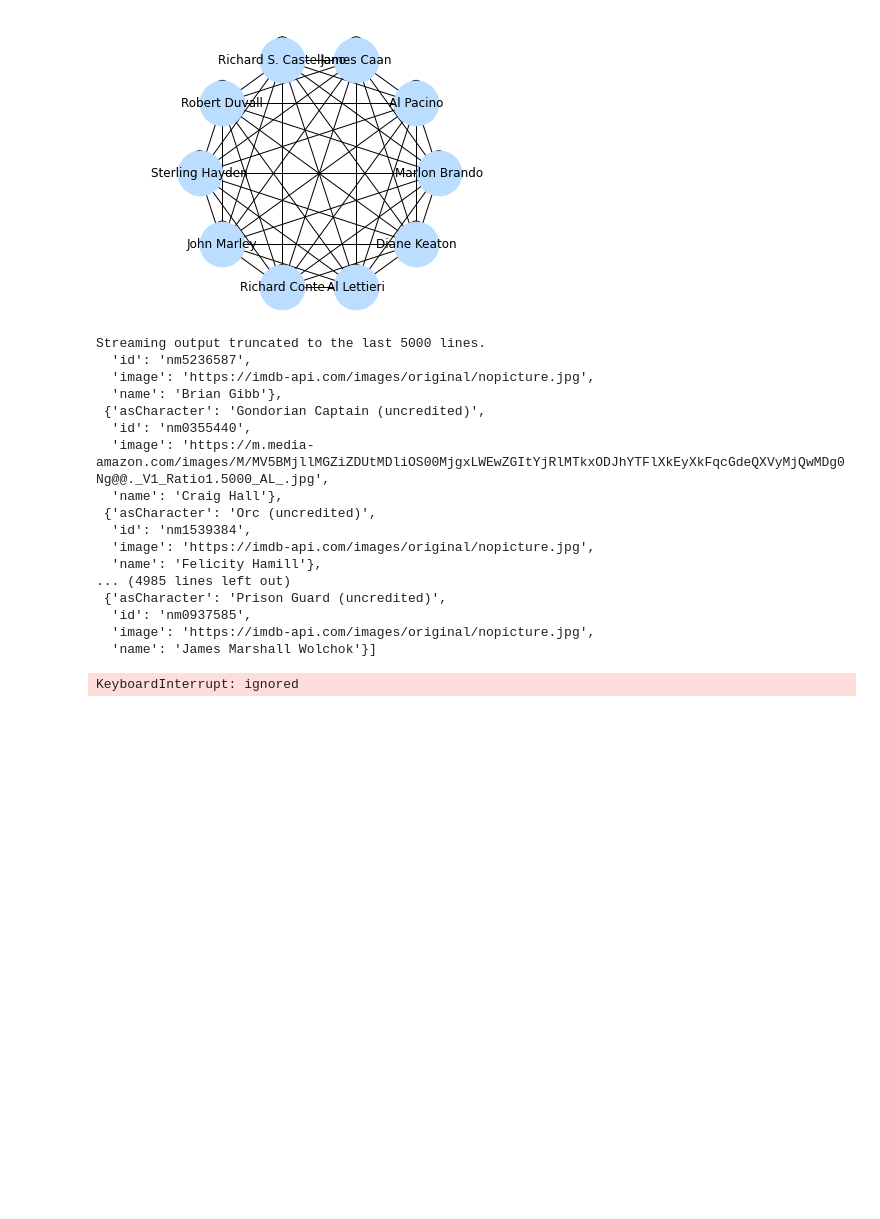
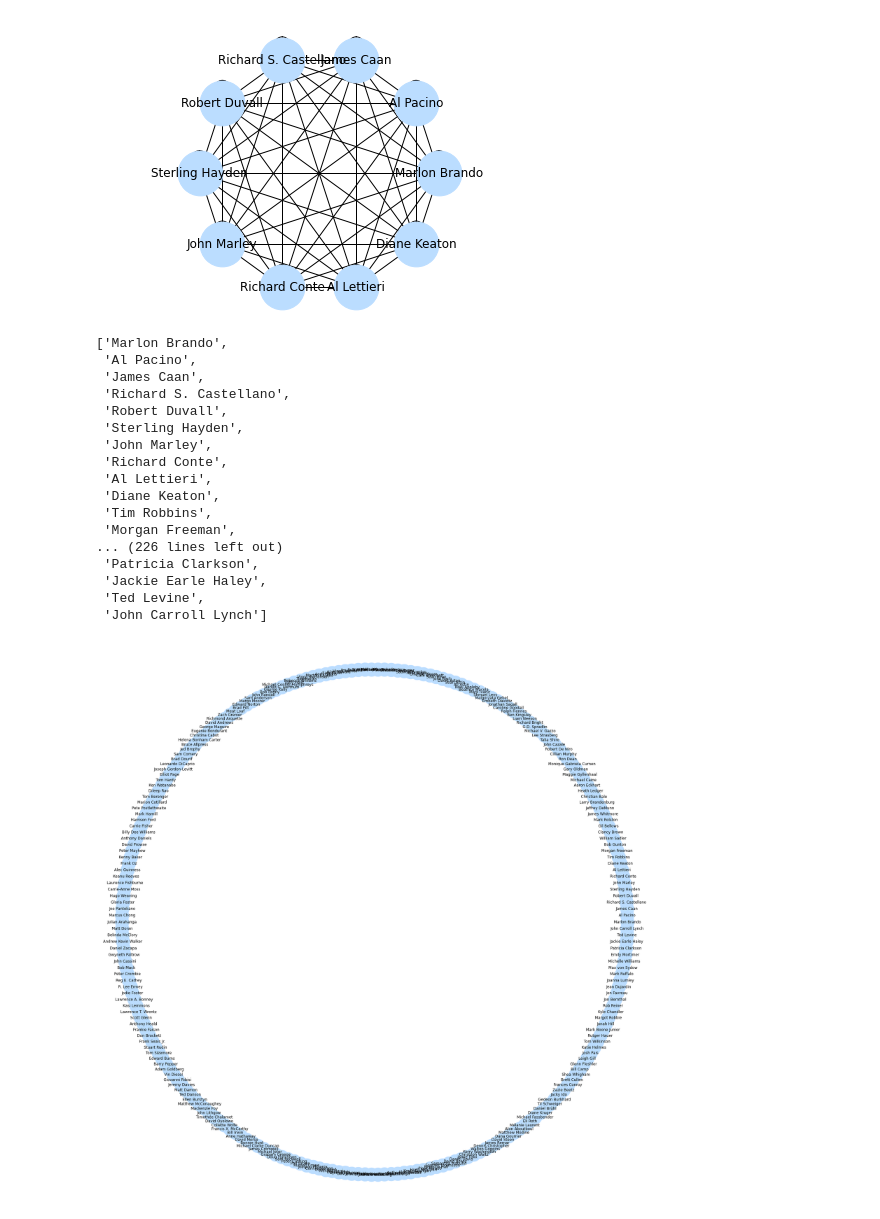
Before and after one commit to StoneMason495/cap-comp215, a Jupyter notebook: Project1_6DegreesofBacon.ipynb, the cells around one changed output. Drawn from its saved outputs; the diff is of its cells as text; code cells hidden in the pictures; blank space fills up the shorter version.

```diff
--- a/Project1_6DegreesofBacon.ipynb
+++ b/Project1_6DegreesofBacon.ipynb
@@ -10,9 +10,8 @@ from pprint import pprint
 import networkx as nx
 from dataclasses import dataclass
 # %%
-API_KEY = 'k_ynffhhna'
+API_KEY = 'k_06muerbm'
 
-title = 'lexx'
 url = f"https://imdb-api.com/en/API/Top250Movies/{API_KEY}"
 
 response = requests.request("GET", url, headers={}, data={})
@@ -20,4 +19,4 @@ response = requests.request("GET", url, headers={}, data={})
 data = json.loads(response.text)  # recall json.loads for lab 1
 
 results = data['items']
-# pprint(results)
+pprint(results)
@@ -52,11 +69,20 @@ True
 The above code is the filter, as there is not enough computing power for me to do all 250 movies in this simulation, in addition to a limit on the number of API calls, so the list has been narrowed down to the number of movies with over 1.25 million IMDb reviews, which is exactly 30 movies
 # %%
 def getfullcrew(film_id):
-  API_KEY = 'k_ynffhhna'
+  API_KEY = 'k_06muerbm'
   url = f'https://imdb-api.com/en/API/FullCast/{API_KEY}/{film_id}'
   response = requests.request("GET", url, headers={}, data={})
   data = json.loads(response.text)
   return data['actors']
+
+
+def getfirst10(film_id):
+  API_KEY = 'k_06muerbm'
+  url = f'https://imdb-api.com/en/API/FullCast/{API_KEY}/{film_id}'
+  response = requests.request("GET", url, headers={}, data={})
+  data = json.loads(response.text)
+  first10actors = data['actors'][:10]
+  return first10actors
 
 @dataclass
 class Movie:
@@ -110,10 +136,13 @@ print(test_film)
 test_full_crew = getfullcrew(test_film.id)
 test_full_crew
 
-uncredited = Actor.build_actor(test_full_crew[len(test_full_crew)-1])
+test_tenactors = getfirst10(test_film.id)
+test_tenactors
 
-al_pacino = Actor.build_actor(test_full_crew[1])
-print(al_pacino, ',', uncredited)
+# uncredited = Actor.build_actor(test_full_crew[len(test_full_crew)-1])
+
+# al_pacino = Actor.build_actor(test_full_crew[1])
+# print(al_pacino, ',', uncredited)
 # %% [output]
 The Godfather (1972):
 9.2/10 on 1878643 reviews.
@@ -176,23 +221,39 @@ plt.show()
 # %%
 for i in top30results:
   currentfilm = Movie.build_movie(i)
-  crew = getfullcrew(currentfilm.id)
+  # print(currentfilm)
+  crew = getfirst10(currentfilm.id)
+  for j in crew:
+    G.add_node(j['name'])
+
+list(G.nodes())
 # %% [output]
-Streaming output truncated to the last 5000 lines.
-  'id': 'nm5236587',
-  'image': 'https://imdb-api.com/images/original/nopicture.jpg',
-  'name': 'Brian Gibb'},
- {'asCharacter': 'Gondorian Captain (uncredited)',
-  'id': 'nm0355440',
-  'image': 'https://m.media-amazon.com/images/M/MV5BMjllMGZiZDUtMDliOS00MjgxLWEwZGItYjRlMTkxODJhYTFlXkEyXkFqcGdeQXVyMjQwMDg0Ng@@._V1_Ratio1.5000_AL_.jpg',
-  'name': 'Craig Hall'},
- {'asCharacter': 'Orc (uncredited)',
-  'id': 'nm1539384',
-  'image': 'https://imdb-api.com/images/original/nopicture.jpg',
-  'name': 'Felicity Hamill'},
-... (4985 lines left out)
- {'asCharacter': 'Prison Guard (uncredited)',
-  'id': 'nm0937585',
-  'image': 'https://imdb-api.com/images/original/nopicture.jpg',
-  'name': 'James Marshall Wolchok'}]
+['Marlon Brando',
+ 'Al Pacino',
+ 'James Caan',
+ 'Richard S. Castellano',
+ 'Robert Duvall',
+ 'Sterling Hayden',
+ 'John Marley',
+ 'Richard Conte',
+ 'Al Lettieri',
+ 'Diane Keaton',
+ 'Tim Robbins',
+ 'Morgan Freeman',
+... (226 lines left out)
+ 'Patricia Clarkson',
+ 'Jackie Earle Haley',
+ 'Ted Levine',
+ 'John Carroll Lynch']
-KeyboardInterrupt: ignored
+# %%
+f = plt.figure()
+f.set_figwidth(25)
+f.set_figheight(25)
+nx.draw_circular(G,
+                 node_color='#bbddff',
+                 node_size=2000,
+                 with_labels=True)
+plt.axis('equal')
+plt.show()
+# %% [output]
+[figure, added]
```
Also changed, not shown: parts of 2 cells of this notebook.
